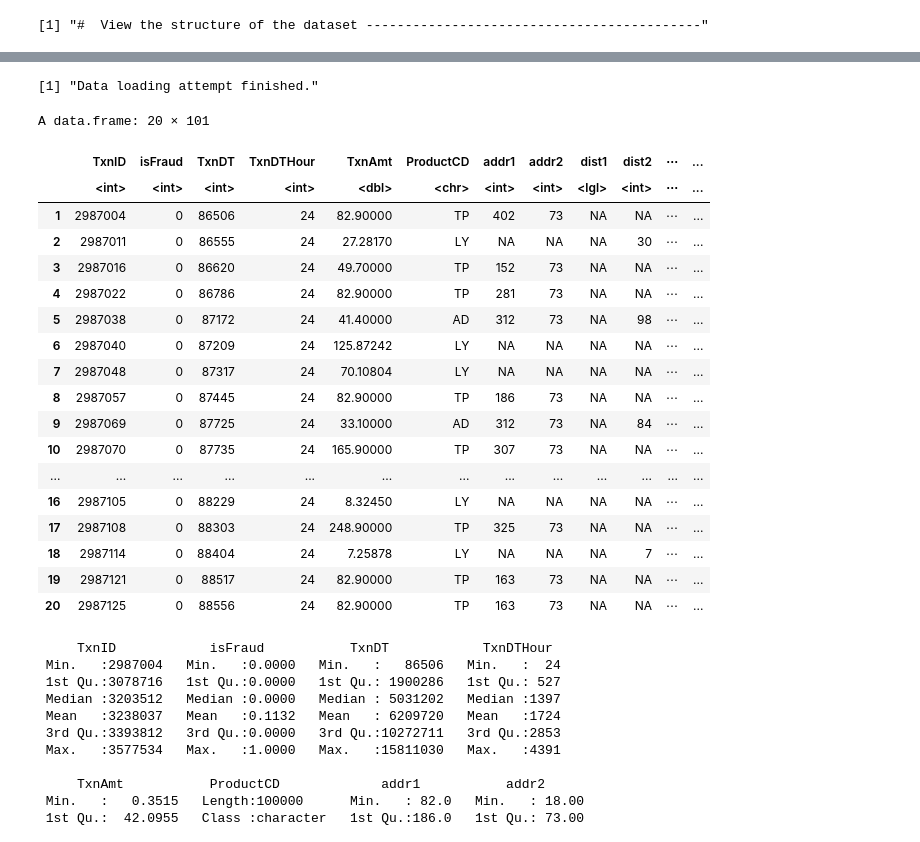
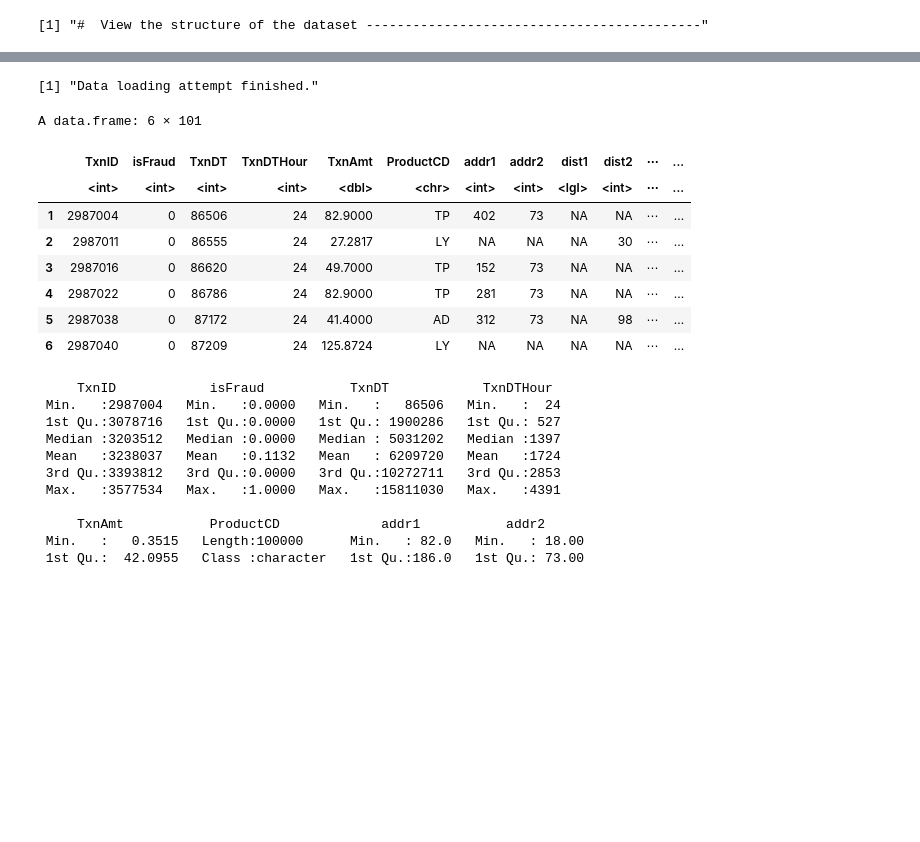
Before and after one commit to ytcctl/peter, a Jupyter notebook: FITE7410/FITE7410_Assgn_1.ipynb, the cells around one changed output, grey strips where cells are left out. Cells and saved outputs as stored; diff of their text form; code cells hidden in the pictures; blank space fills up the shorter version.

```diff
--- a/FITE7410/FITE7410_Assgn_1.ipynb
+++ b/FITE7410/FITE7410_Assgn_1.ipynb
@@ -55,38 +65,28 @@ cat("Note: Using individual packages instead of full tidyverse to avoid system d
 # %%
 #  Load data -------------------------------------------------------------------
 tryCatch({
   data <- data.frame(read.csv("A1_data.csv"))
 }, warning = function(w) {
 
   print(w)
 }, error = function(e) {
   print(e)
 }, finally = {
 print("Data loading attempt finished.")
 })
 
-head(data, n = 20)
+head(data)
 # %% [output]
 [1] "Data loading attempt finished."
-A data.frame: 20 × 101
+A data.frame: 6 × 101
 |  | TxnID | isFraud | TxnDT | TxnDTHour | TxnAmt | ProductCD | addr1 | addr2 | dist1 | dist2 | ⋯ | ... |
 |  | <int> | <int> | <int> | <int> | <dbl> | <chr> | <int> | <int> | <lgl> | <int> | ⋯ | ... |
-| 1 | 2987004 | 0 | 86506 | 24 | 82.90000 | TP | 402 | 73 | NA | NA | ⋯ | ... |
-| 2 | 2987011 | 0 | 86555 | 24 | 27.28170 | LY | NA | NA | NA | 30 | ⋯ | ... |
-| 3 | 2987016 | 0 | 86620 | 24 | 49.70000 | TP | 152 | 73 | NA | NA | ⋯ | ... |
-| 4 | 2987022 | 0 | 86786 | 24 | 82.90000 | TP | 281 | 73 | NA | NA | ⋯ | ... |
-| 5 | 2987038 | 0 | 87172 | 24 | 41.40000 | AD | 312 | 73 | NA | 98 | ⋯ | ... |
-| 6 | 2987040 | 0 | 87209 | 24 | 125.87242 | LY | NA | NA | NA | NA | ⋯ | ... |
-| 7 | 2987048 | 0 | 87317 | 24 | 70.10804 | LY | NA | NA | NA | NA | ⋯ | ... |
-| 8 | 2987057 | 0 | 87445 | 24 | 82.90000 | TP | 186 | 73 | NA | NA | ⋯ | ... |
-| 9 | 2987069 | 0 | 87725 | 24 | 33.10000 | AD | 312 | 73 | NA | 84 | ⋯ | ... |
-| 10 | 2987070 | 0 | 87735 | 24 | 165.90000 | TP | 307 | 73 | NA | NA | ⋯ | ... |
-| ... | ... | ... | ... | ... | ... | ... | ... | ... | ... | ... | ... | ... |
-| 16 | 2987105 | 0 | 88229 | 24 | 8.32450 | LY | NA | NA | NA | NA | ⋯ | ... |
-| 17 | 2987108 | 0 | 88303 | 24 | 248.90000 | TP | 325 | 73 | NA | NA | ⋯ | ... |
-| 18 | 2987114 | 0 | 88404 | 24 | 7.25878 | LY | NA | NA | NA | 7 | ⋯ | ... |
-| 19 | 2987121 | 0 | 88517 | 24 | 82.90000 | TP | 163 | 73 | NA | NA | ⋯ | ... |
-| 20 | 2987125 | 0 | 88556 | 24 | 82.90000 | TP | 163 | 73 | NA | NA | ⋯ | ... |
+| 1 | 2987004 | 0 | 86506 | 24 | 82.9000 | TP | 402 | 73 | NA | NA | ⋯ | ... |
+| 2 | 2987011 | 0 | 86555 | 24 | 27.2817 | LY | NA | NA | NA | 30 | ⋯ | ... |
+| 3 | 2987016 | 0 | 86620 | 24 | 49.7000 | TP | 152 | 73 | NA | NA | ⋯ | ... |
+| 4 | 2987022 | 0 | 86786 | 24 | 82.9000 | TP | 281 | 73 | NA | NA | ⋯ | ... |
+| 5 | 2987038 | 0 | 87172 | 24 | 41.4000 | AD | 312 | 73 | NA | 98 | ⋯ | ... |
+| 6 | 2987040 | 0 | 87209 | 24 | 125.8724 | LY | NA | NA | NA | NA | ⋯ | ... |
 # %%
 #  View summary statistics of the dataset --------------------------------------
 summary(data)
```
Also changed, not shown: parts of 32 cells of this notebook.
